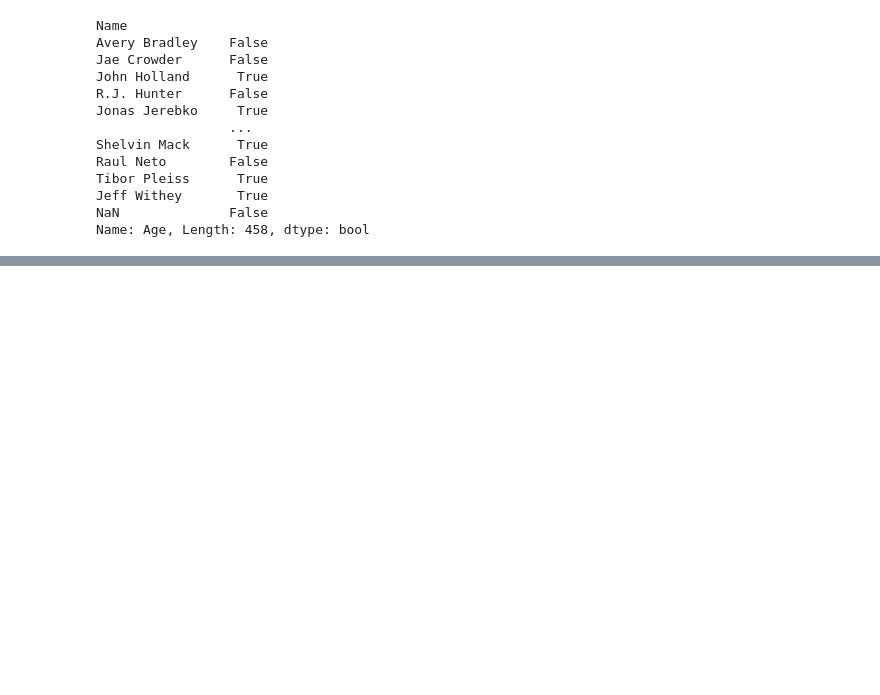
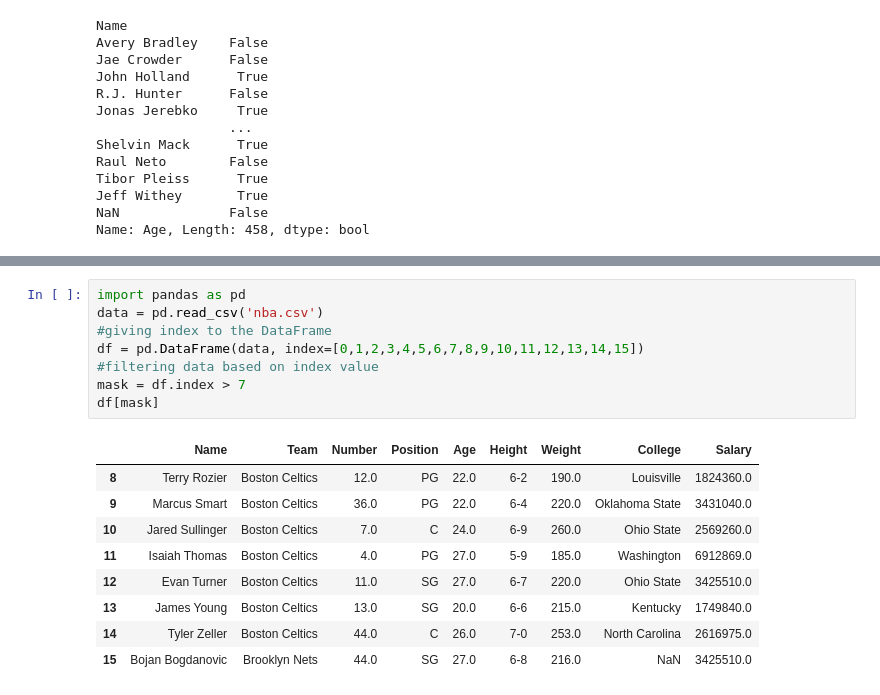
Before and after one commit to Lenmbugua/Python-Numpy-and-Pandas, a Jupyter notebook: Pandas.ipynb, the cells around one changed output, grey strips where cells are left out. Saved outputs shown, nothing was run; the diff lists cells and outputs as text; blank space fills up the shorter version.

Commit message:
Masking data based on index value

```diff
--- a/Pandas.ipynb
+++ b/Pandas.ipynb
@@ -1168,0 +1181,18 @@ Name: Age, Length: 458, dtype: bool
+# %%
+import pandas as pd
+data = pd.read_csv('nba.csv')
+#giving index to the DataFrame
+df = pd.DataFrame(data, index=[0,1,2,3,4,5,6,7,8,9,10,11,12,13,14,15])
+#filtering data based on index value
+mask = df.index > 7
+df[mask]
+# %% [output]
+|  | Name | Team | Number | Position | Age | Height | Weight | College | Salary |
+| 8 | Terry Rozier | Boston Celtics | 12.0 | PG | 22.0 | 6-2 | 190.0 | Louisville | 1824360.0 |
+| 9 | Marcus Smart | Boston Celtics | 36.0 | PG | 22.0 | 6-4 | 220.0 | Oklahoma State | 3431040.0 |
+| 10 | Jared Sullinger | Boston Celtics | 7.0 | C | 24.0 | 6-9 | 260.0 | Ohio State | 2569260.0 |
+| 11 | Isaiah Thomas | Boston Celtics | 4.0 | PG | 27.0 | 5-9 | 185.0 | Washington | 6912869.0 |
+| 12 | Evan Turner | Boston Celtics | 11.0 | SG | 27.0 | 6-7 | 220.0 | Ohio State | 3425510.0 |
+| 13 | James Young | Boston Celtics | 13.0 | SG | 20.0 | 6-6 | 215.0 | Kentucky | 1749840.0 |
+| 14 | Tyler Zeller | Boston Celtics | 44.0 | C | 26.0 | 7-0 | 253.0 | North Carolina | 2616975.0 |
+| 15 | Bojan Bogdanovic | Brooklyn Nets | 44.0 | SG | 27.0 | 6-8 | 216.0 | NaN | 3425510.0 |
```
Also changed, not shown: parts of 1 cell of this notebook.
